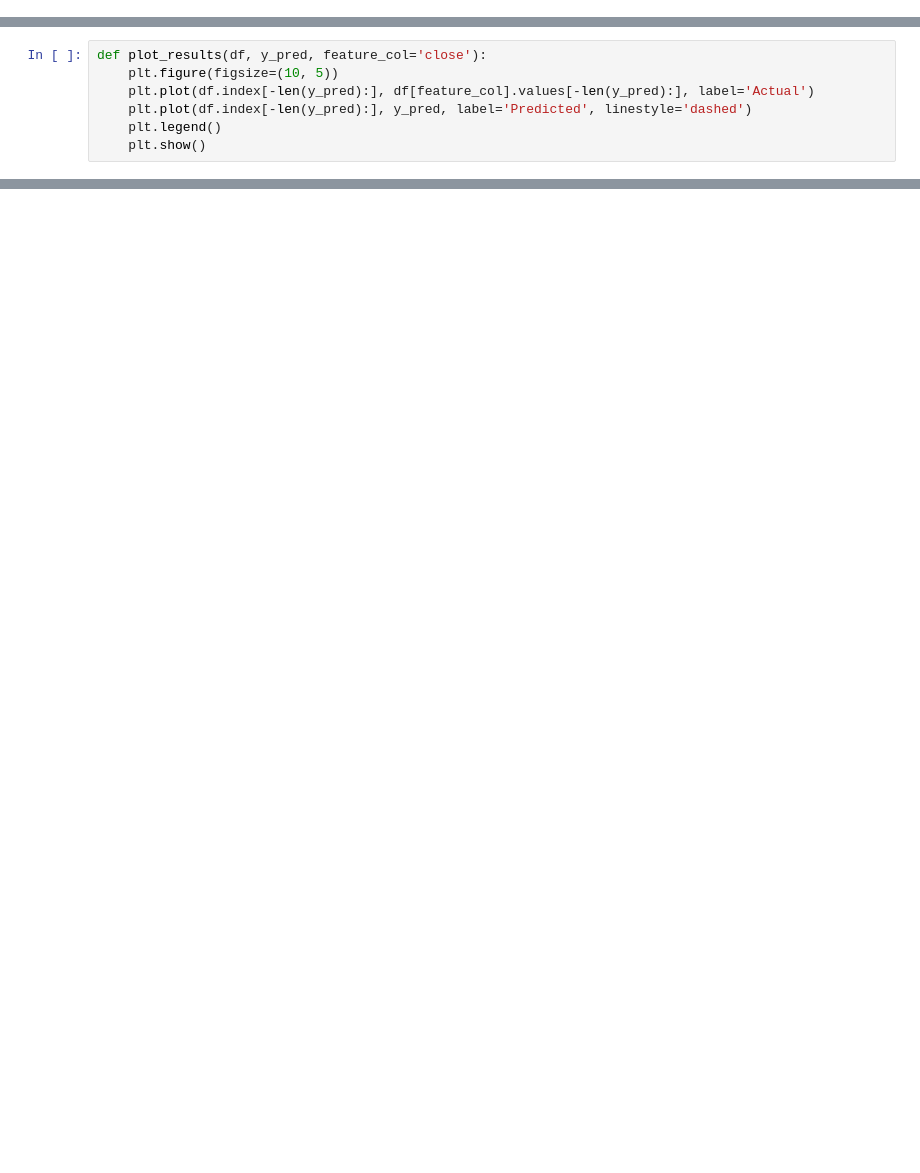
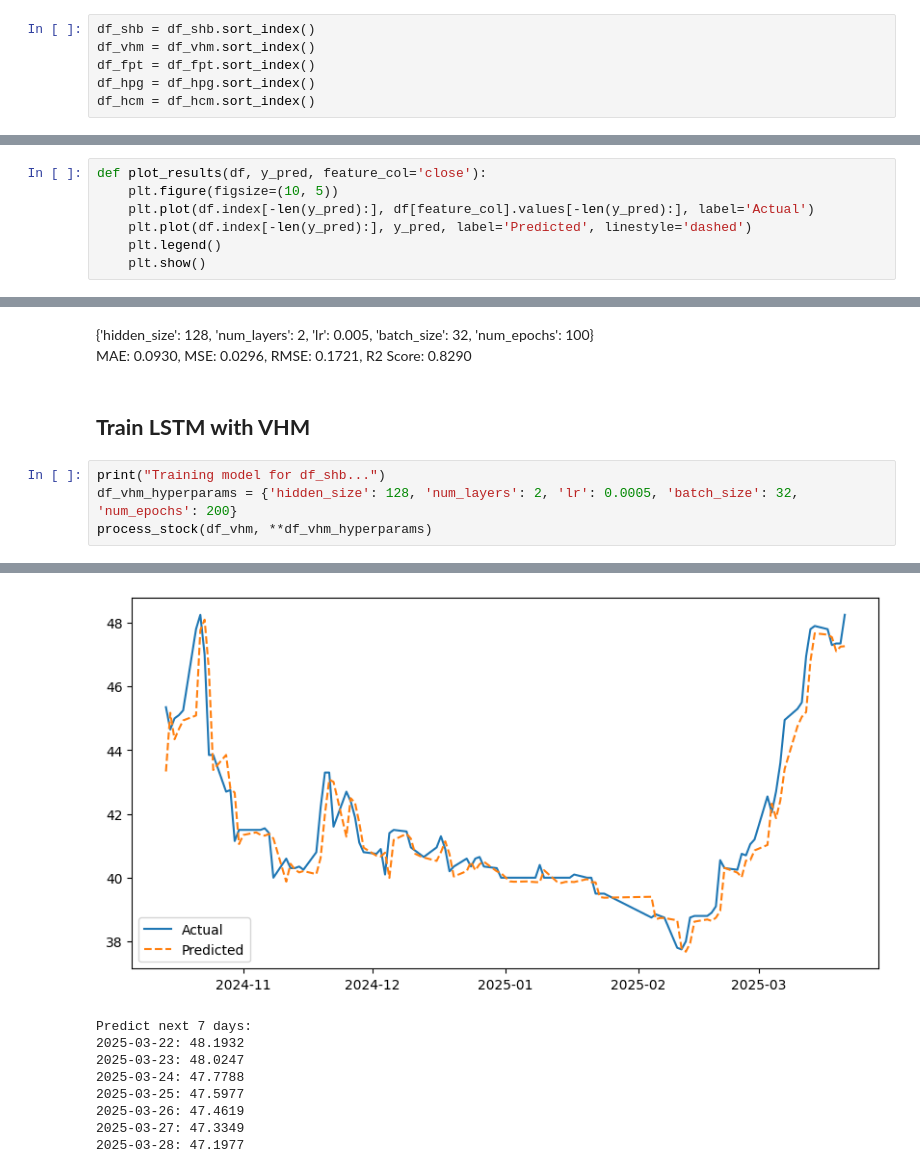
Before and after one commit to tienvtt/Stock-Analysis-and-Prediction-Applying-Machine-Learning, a Jupyter notebook: LSTM.ipynb, the cells around one changed output, grey strips where cells are left out. Saved outputs shown, nothing was run; the diff lists cells and outputs as text; blank space fills up the shorter version.

```diff
--- a/LSTM.ipynb
+++ b/LSTM.ipynb
@@ -225,3 +193,9 @@ df_shb
+# %%
+df_shb = df_shb.sort_index()
+df_vhm = df_vhm.sort_index()
+df_fpt = df_fpt.sort_index()
+df_hpg = df_hpg.sort_index()
+df_hcm = df_hcm.sort_index()
 # %%
 import numpy as np
 import pandas as pd
@@ -321,0 +415,9 @@ MAE: 0.0959, MSE: 0.0333, RMSE: 0.1825, R2 Score: 0.7626
+# %% [markdown]
+{'hidden_size': 128, 'num_layers': 2, 'lr': 0.005, 'batch_size': 32, 'num_epochs': 100}<br>MAE: 0.0930, MSE: 0.0296, RMSE: 0.1721, R2 Score: 0.8290
+# %% [markdown]
+## **Train LSTM with VHM**
+# %%
+print("Training model for df_shb...")
+df_vhm_hyperparams = {'hidden_size': 128, 'num_layers': 2, 'lr': 0.0005, 'batch_size': 32, 'num_epochs': 200}
+process_stock(df_vhm, **df_vhm_hyperparams)
+# %% [output]
@@ -321,0 +441,9 @@ MAE: 0.0959, MSE: 0.0333, RMSE: 0.1825, R2 Score: 0.7626
+[figure, added]
+Predict next 7 days:
+2025-03-22: 48.1932
+2025-03-23: 48.0247
+2025-03-24: 47.7788
+2025-03-25: 47.5977
+2025-03-26: 47.4619
+2025-03-27: 47.3349
+2025-03-28: 47.1977
```
Also changed, not shown: parts of 22 cells of this notebook.
